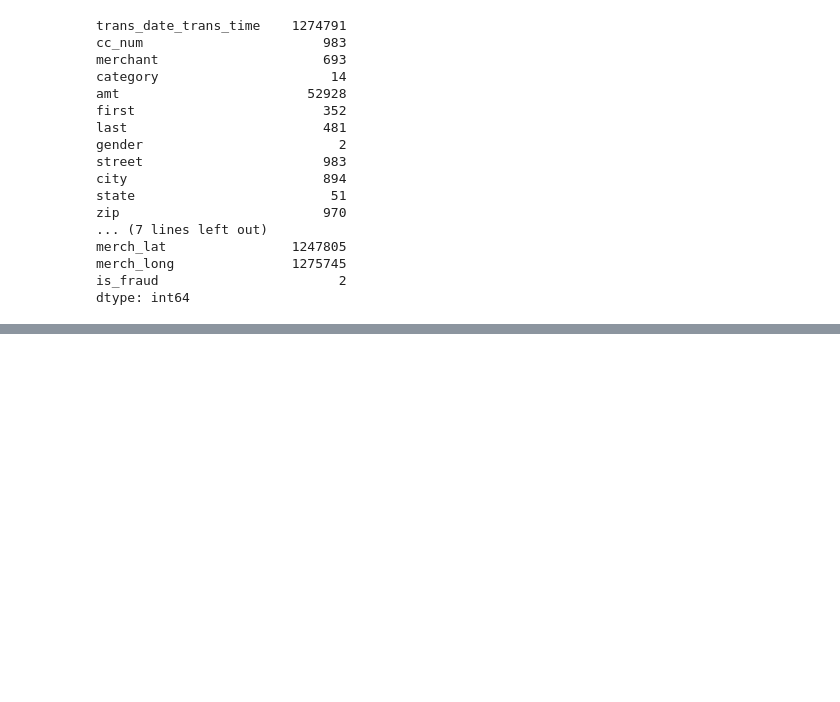
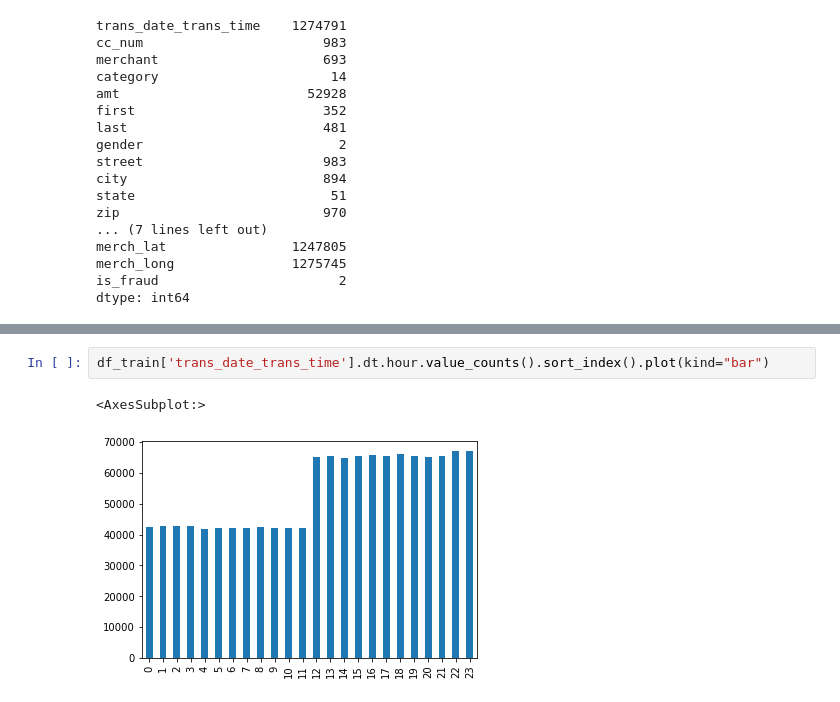
Before and after one commit to albeertito7/fraud-detection-analysis, a Jupyter notebook: notebooks/Analysis.ipynb, the cells around one changed output, grey strips where cells are left out. Saved outputs shown, nothing was run; the diff lists cells and outputs as text; blank space fills up the shorter version.

```diff
--- a/notebooks/Analysis.ipynb
+++ b/notebooks/Analysis.ipynb
@@ -103,0 +150,5 @@ dtype: int64
+# %%
+df_train['trans_date_trans_time'].dt.hour.value_counts().sort_index().plot(kind="bar")
+# %% [output]
+<AxesSubplot:>
+[figure, added]
```
Also changed, not shown: parts of 19 cells of this notebook.
